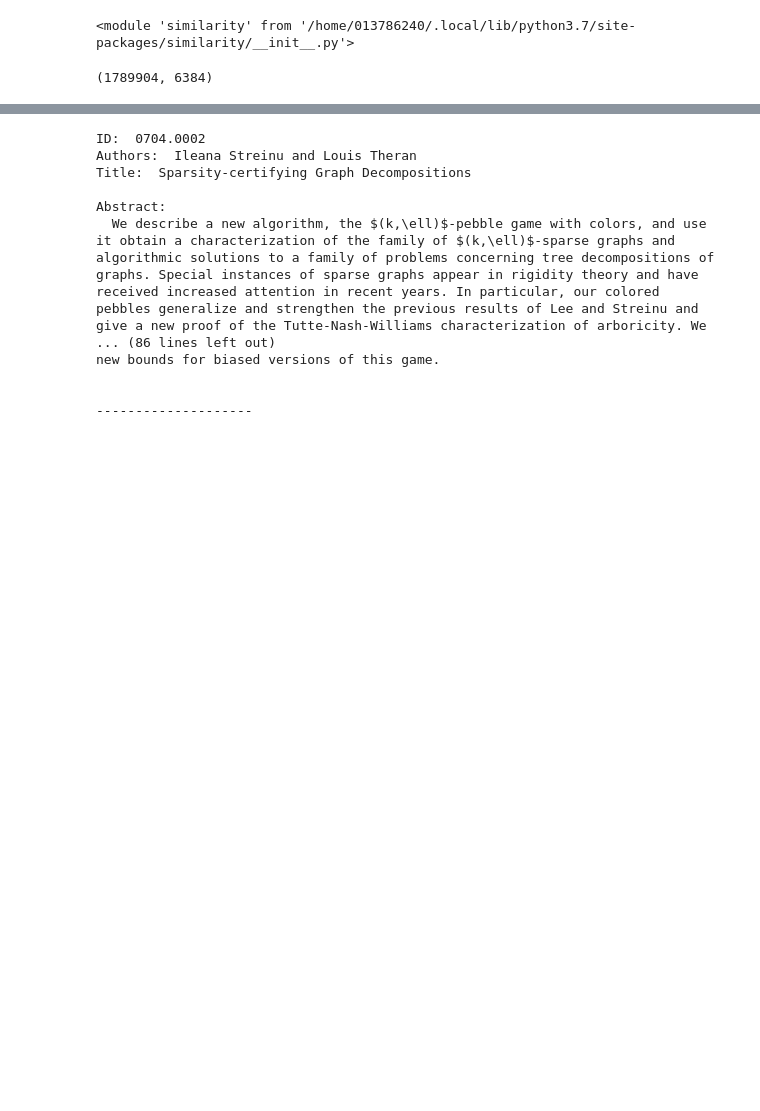
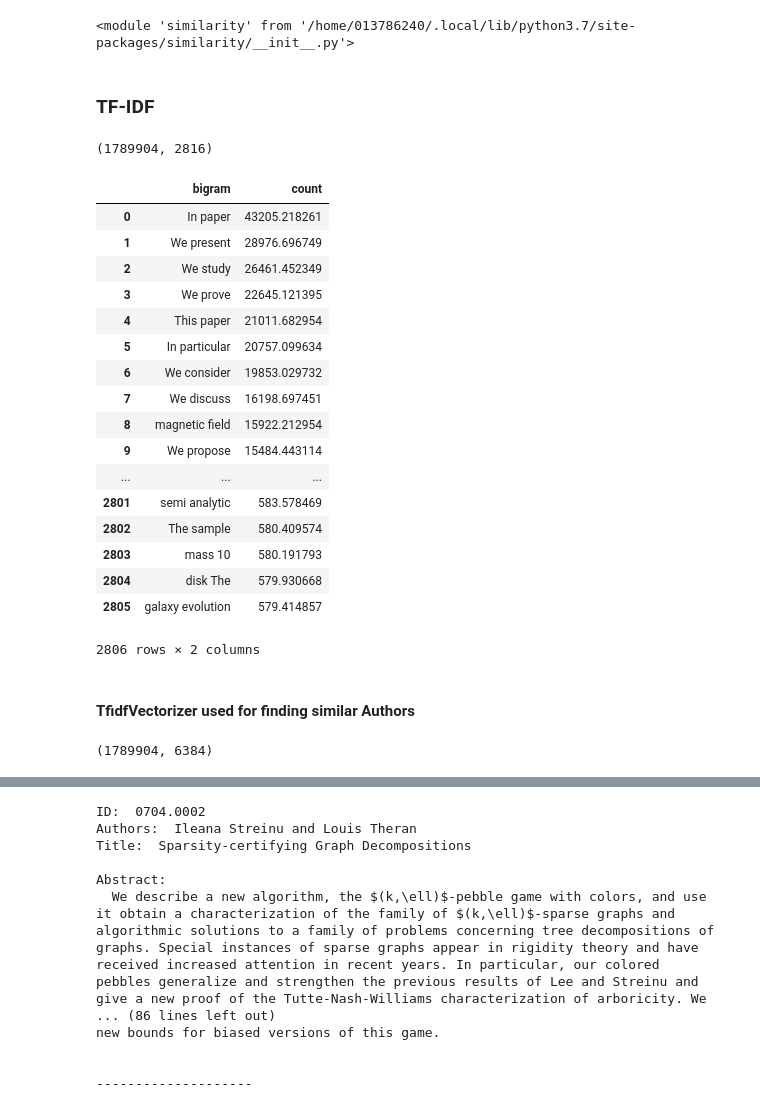
Before and after one commit to malvo06/Recsys-arXiv, a Jupyter notebook: Similar Authors.ipynb, the cells around one changed output, grey strips where cells are left out. Cells and saved outputs as stored; diff of their text form; code cells hidden in the pictures; blank space fills up the shorter version.

```diff
--- a/Similar Authors.ipynb
+++ b/Similar Authors.ipynb
@@ -13,8 +14,52 @@ imp.reload(sm)
 <module 'similarity' from '/home/013786240/.local/lib/python3.7/site-packages/similarity/__init__.py'>
 # %%
 article_data = pd.read_pickle('abstract.pkl')
+# %% [markdown]
+### TF-IDF
+# %%
+from sklearn.metrics.pairwise import cosine_similarity
+tf = TfidfVectorizer(ngram_range=(2, 2), stop_words='english', lowercase = False, strip_accents='ascii', max_df = .9, min_df = .001)
+corpus = list(article_data.abstract)
+tfidf_matrix = tf.fit_transform(corpus)
+# %%
+tfidf_matrix.shape
+# %% [output]
+(1789904, 2816)
+# %%
+total_words = tfidf_matrix.sum(axis=0)
+freq = [(word, total_words[0, idx]) for word, idx in tf.vocabulary_.items()]
+freq =sorted(freq, key = lambda x: x[1], reverse=True)
+freq_words = pd.DataFrame(freq)
+freq_words.rename(columns = {0:'Words', 1: 'count'}, inplace = True)
+freq_words.head(-10)
+# %% [output]
+|  | bigram | count |
+| 0 | In paper | 43205.218261 |
+| 1 | We present | 28976.696749 |
+| 2 | We study | 26461.452349 |
+| 3 | We prove | 22645.121395 |
+| 4 | This paper | 21011.682954 |
+| 5 | In particular | 20757.099634 |
+| 6 | We consider | 19853.029732 |
+| 7 | We discuss | 16198.697451 |
+| 8 | magnetic field | 15922.212954 |
+| 9 | We propose | 15484.443114 |
+| ... | ... | ... |
+| 2801 | semi analytic | 583.578469 |
+| 2802 | The sample | 580.409574 |
+| 2803 | mass 10 | 580.191793 |
+| 2804 | disk The | 579.930668 |
+| 2805 | galaxy evolution | 579.414857 |
+2806 rows × 2 columns
+# %% [markdown]
+#### TfidfVectorizer used for finding similar Authors
 # %%
-from sklearn.feature_extraction.text import TfidfVectorizer
+# vectorization that gets papers just like the writer's
 vectorizer = TfidfVectorizer(stop_words = 'english', strip_accents='ascii', max_df = .9, min_df = .001)
-# vectorization that gets papers just like the writer's
-#vectorizer = TfidfVectorizer(strip_accents='ascii', max_df = .9, min_df = .001)
+# vectorization that gets slightly less specialized results
+#vectorizer = TfidfVectorizer(strip_accents='ascii', max_df = .9, min_df = .003)
+corpus = list(article_data.abstract)
+text_vectorized = vectorizer.fit_transform(corpus)
+text_vectorized.shape
+# %% [output]
+(1789904, 6384)
@@ -25,4 +65,0 @@ text_vectorized = vectorizer.fit_transform(corpus)
-# %%
-text_vectorized.shape
-# %% [output]
-(1789904, 6384)
```
Also changed, not shown: parts of 23 cells of this notebook, 4 other files.
